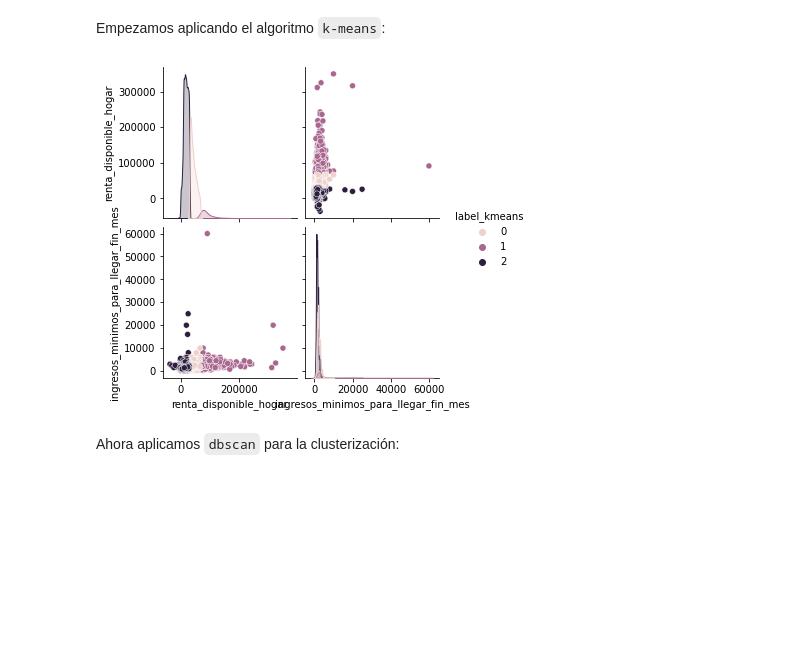
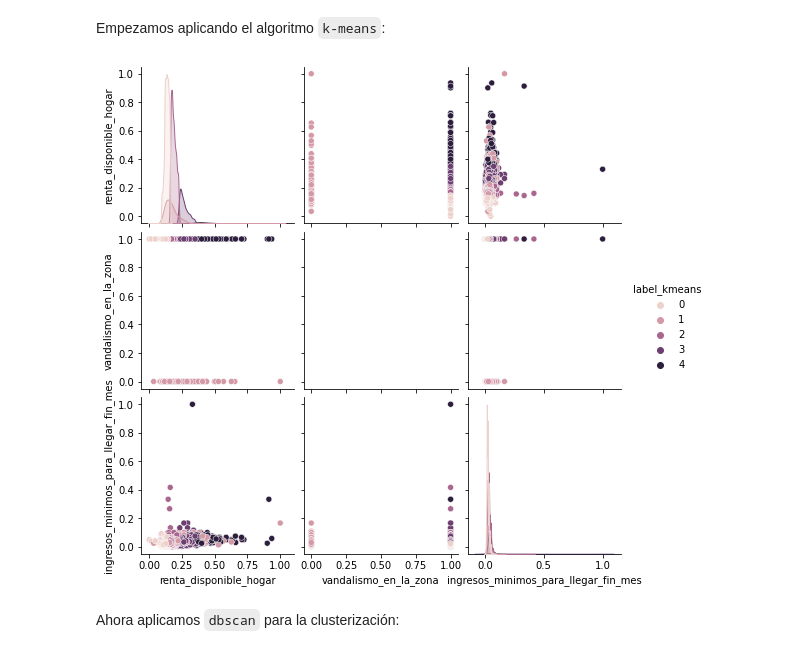
Before and after one commit to SergioQuijanoRey/PracticasInteligenciaNegocio, a Jupyter notebook: Práctica 2/Casos de estudio.ipynb, the cells around one changed output. Saved outputs shown, nothing was run; the diff lists cells and outputs as text; code cells hidden in the pictures; blank space fills up the shorter version.

```diff
--- a/Práctica 2/Casos de estudio.ipynb
+++ b/Práctica 2/Casos de estudio.ipynb
@@ -287,14 +306,12 @@ proposito_prestamos = lambda i: f"HI100_{i}"
 
 cuota_hipoteca = "cuotahip"
 
-# TODO -- estas variables no las tenemos disponibles en el dataset
-#gasto_en_comida = "HC010"
-#gasto_en_comida_bebida_fuera_casa = "HC020"
-#gasto_transporte_publico = "HC030"
-#gasto_transporte_privado = "HC040"
-#viviendas_adicionales = "HV020"
-#año_nacimiento = "PB140"
-#sexo = "PB150"
+gasto_en_comida = "HC010"
+gasto_en_comida_bebida_fuera_casa = "HC020"
+gasto_transporte_publico = "HC030"
+gasto_transporte_privado = "HC040"
+viviendas_adicionales = "HV020"
+
 
 # Filtramos todo el dataframe global para usar solo variables que en una primera
 # lectura de las variables hemos considerado interesantes
@@ -321,6 +338,12 @@ df_global = df_global[[
     hogar_carencia_material_severa,
     comunidad_autonoma,
 
+    gasto_en_comida,
+    gasto_en_comida_bebida_fuera_casa,
+    gasto_transporte_publico,
+    gasto_transporte_privado,
+    viviendas_adicionales,
+
 
 
     # TODO -- borrar los propositos porque no parecen muy relevantes
@@ -445,9 +468,7 @@ df_first = df_global[df_global[retraso_pago] == 1]
 # Nos quedamos con las columnas que nos interesan para este caso de estudio
 columnas_interesantes = [
     renta_disponible_total_hogar,
-    #ayuda_para_vivienda,
-    #vandalismo_en_la_zona,
-    #comunidad_autonoma,
+    vandalismo_en_la_zona,
     ingresos_minimos_para_llegar_fin_mes,
 ]
 df_first = df_first[columnas_interesantes]
@@ -455,9 +476,7 @@ df_first = df_first[columnas_interesantes]
 # Renombramos algunas columnas
 df_first = df_first.rename(columns = {
     renta_disponible_total_hogar: "renta_disponible_hogar",
-    #ayuda_para_vivienda: "ayuda_para_vivienda",
-    #vandalismo_en_la_zona: "vandalismo_en_la_zona",
-    #comunidad_autonoma: "comunidad_autonoma",
+    vandalismo_en_la_zona: "vandalismo_en_la_zona",
     ingresos_minimos_para_llegar_fin_mes: "ingresos_minimos_para_llegar_fin_mes"
 })
 # %% [markdown]
@@ -468,0 +490,3 @@ df_first = df_first.dropna()
+# %%
+df_first = normalize_dataframe(df_first)
+df_first
@@ -486,17 +524,17 @@ Empezamos aplicando el algoritmo `k-means`:
 # %%
 df_first, ellapsed = add_clustering_labels(
     df_first,
     compute_kmeans,
-    parameters = {"number_clusters": 3},
+    parameters = {"number_clusters": 5},
     new_label_name = "label_kmeans"
 )
 
 # Añado el tiempo consumido
 ellapsed_times["label_kmeans"] = ellapsed
 
 custom_pair_plot(df_first, hue = "label_kmeans")
 # %% [output]
-[figure, old version]
+[figure, new version]
 # %% [markdown]
 Ahora aplicamos `dbscan` para la clusterización:
 # %%
```
Also changed, not shown: parts of 20 cells of this notebook.
